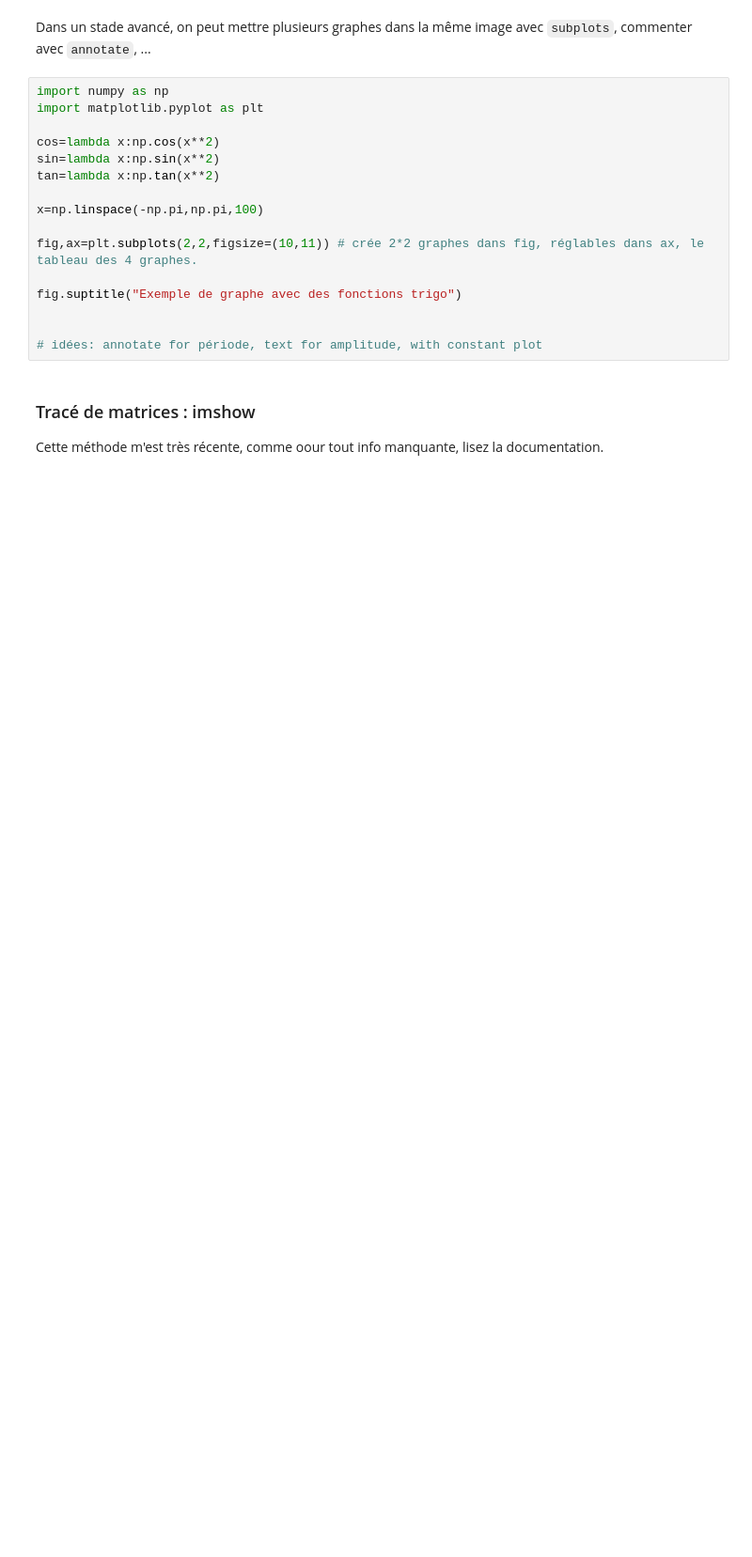
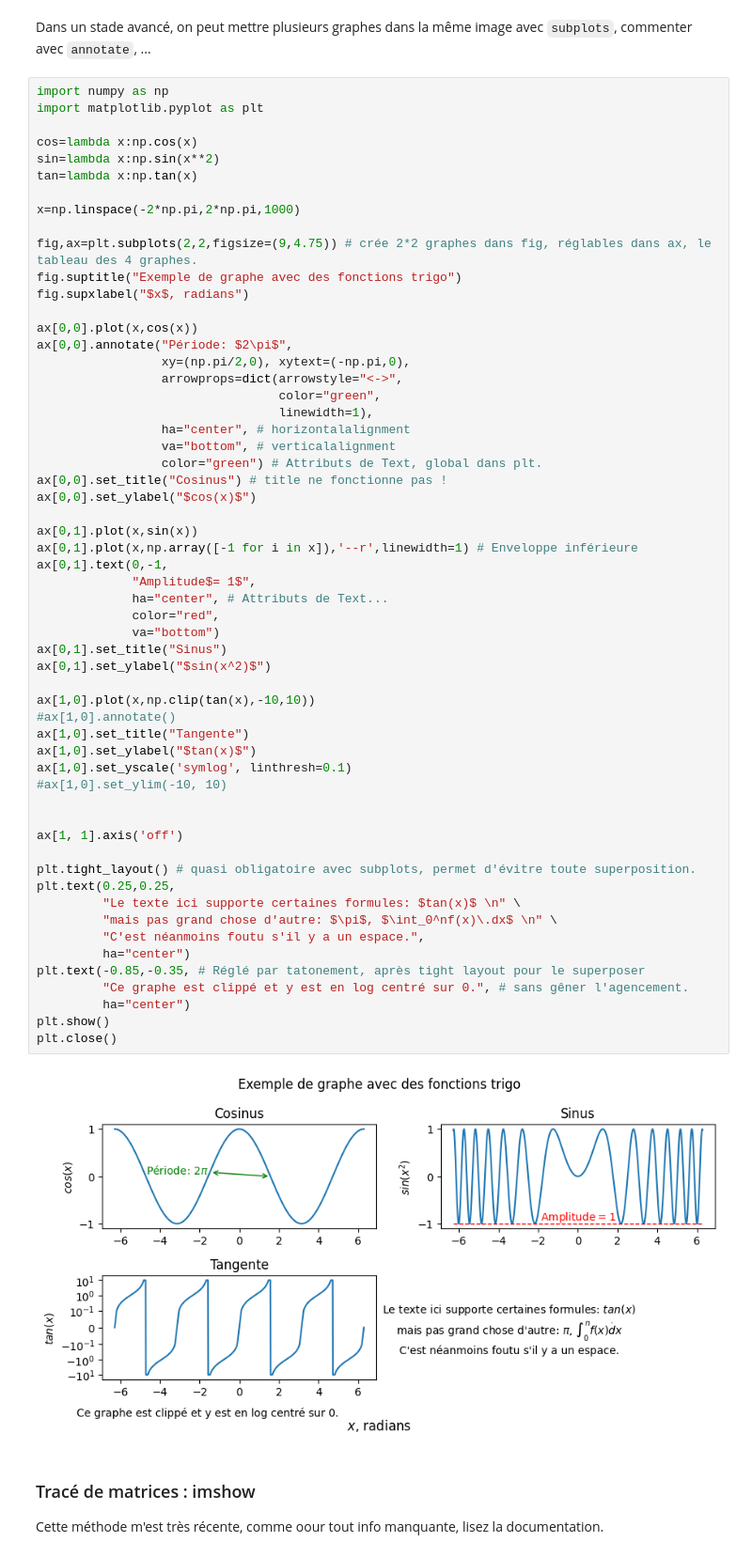
Before and after one commit to Alpha13e/Ressources, a Jupyter notebook: Cours_python.ipynb, the cells around one changed output. Shown at 94% size. Drawn from its saved outputs; the diff is of its cells as text; blank space fills up the shorter version.

```diff
--- a/Cours_python.ipynb
+++ b/Cours_python.ipynb
@@ -292,22 +292,65 @@ plt.close() # vide la mémoire, et évite de se retrouver avec le même graphe p
 [figure]
 # %% [markdown]
 Dans un stade avancé, on peut mettre plusieurs graphes dans la même image avec `subplots`, commenter avec `annotate`, ...
-# %%
-import numpy as np
-import matplotlib.pyplot as plt
-
-cos=lambda x:np.cos(x**2)
-sin=lambda x:np.sin(x**2)
-tan=lambda x:np.tan(x**2)
-
-x=np.linspace(-np.pi,np.pi,100)
-
-fig,ax=plt.subplots(2,2,figsize=(10,11)) # crée 2*2 graphes dans fig, réglables dans ax, le tableau des 4 graphes.
-
-fig.suptitle("Exemple de graphe avec des fonctions trigo")
-
-
-# idées: annotate for période, text for amplitude, with constant plot
+# %%
+import numpy as np
+import matplotlib.pyplot as plt
+
+cos=lambda x:np.cos(x)
+sin=lambda x:np.sin(x**2)
+tan=lambda x:np.tan(x)
+
+x=np.linspace(-2*np.pi,2*np.pi,1000)
+
+fig,ax=plt.subplots(2,2,figsize=(9,4.75)) # crée 2*2 graphes dans fig, réglables dans ax, le tableau des 4 graphes.
+fig.suptitle("Exemple de graphe avec des fonctions trigo")
+fig.supxlabel("$x$, radians")
+
+ax[0,0].plot(x,cos(x))
+ax[0,0].annotate("Période: $2\pi$",
+                 xy=(np.pi/2,0), xytext=(-np.pi,0),
+                 arrowprops=dict(arrowstyle="<->",
+                                 color="green",
+                                 linewidth=1),
+                 ha="center", # horizontalalignment
+                 va="bottom", # verticalalignment
+                 color="green") # Attributs de Text, global dans plt.
+ax[0,0].set_title("Cosinus") # title ne fonctionne pas !
+ax[0,0].set_ylabel("$cos(x)$")
+
+ax[0,1].plot(x,sin(x))
+ax[0,1].plot(x,np.array([-1 for i in x]),'--r',linewidth=1) # Enveloppe inférieure
+ax[0,1].text(0,-1,
+             "Amplitude$= 1$",
+             ha="center", # Attributs de Text...
+             color="red",
+             va="bottom")
+ax[0,1].set_title("Sinus")
+ax[0,1].set_ylabel("$sin(x^2)$")
+
+ax[1,0].plot(x,np.clip(tan(x),-10,10))
+#ax[1,0].annotate()
+ax[1,0].set_title("Tangente")
+ax[1,0].set_ylabel("$tan(x)$")
+ax[1,0].set_yscale('symlog', linthresh=0.1)
+#ax[1,0].set_ylim(-10, 10)
+
+
+ax[1, 1].axis('off')
+
+plt.tight_layout() # quasi obligatoire avec subplots, permet d'évitre toute superposition.
+plt.text(0.25,0.25,
+         "Le texte ici supporte certaines formules: $tan(x)$ \n" \
+         "mais pas grand chose d'autre: $\pi$, $\int_0^nf(x)\.dx$ \n" \
+         "C'est néanmoins foutu s'il y a un espace.",
+         ha="center")
+plt.text(-0.85,-0.35, # Réglé par tatonement, après tight layout pour le superposer
+         "Ce graphe est clippé et y est en log centré sur 0.", # sans gêner l'agencement.
+         ha="center")
+plt.show()
+plt.close()
+# %% [output]
+[figure, added]
 # %% [markdown]
 ### Tracé de matrices : imshow
 Cette méthode m'est très récente, comme oour tout info manquante, lisez la documentation.
```
